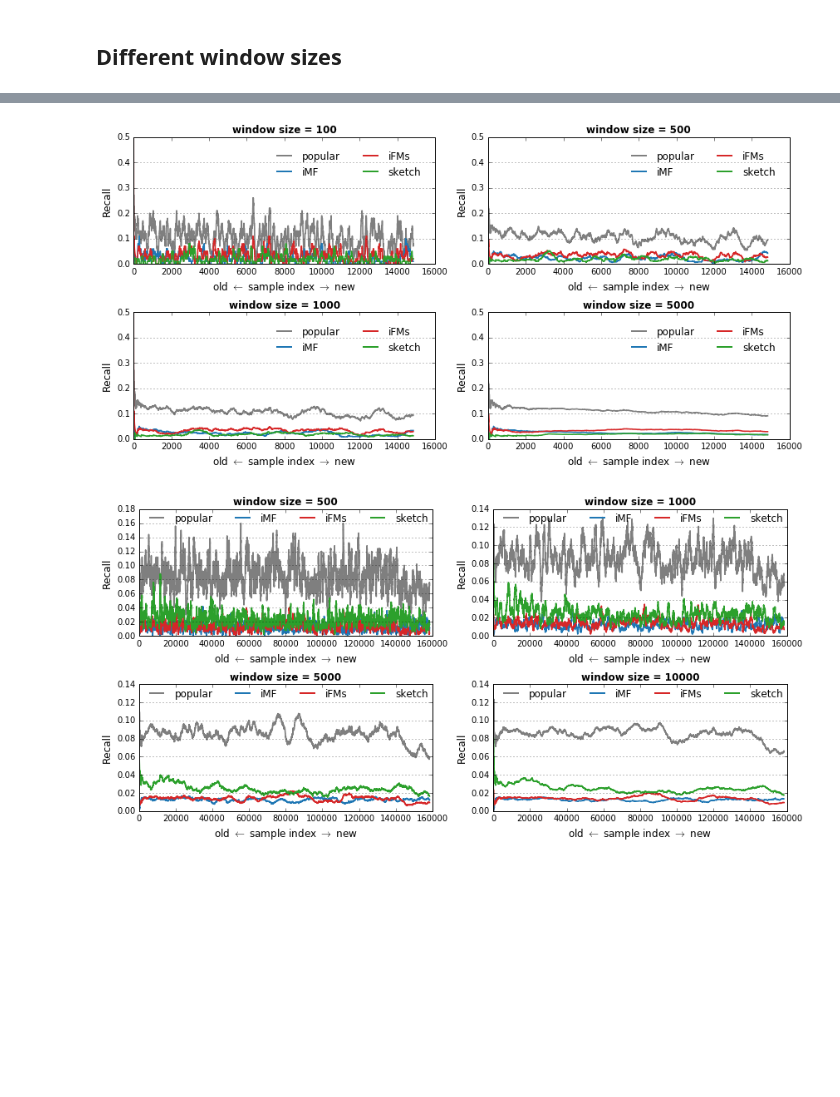
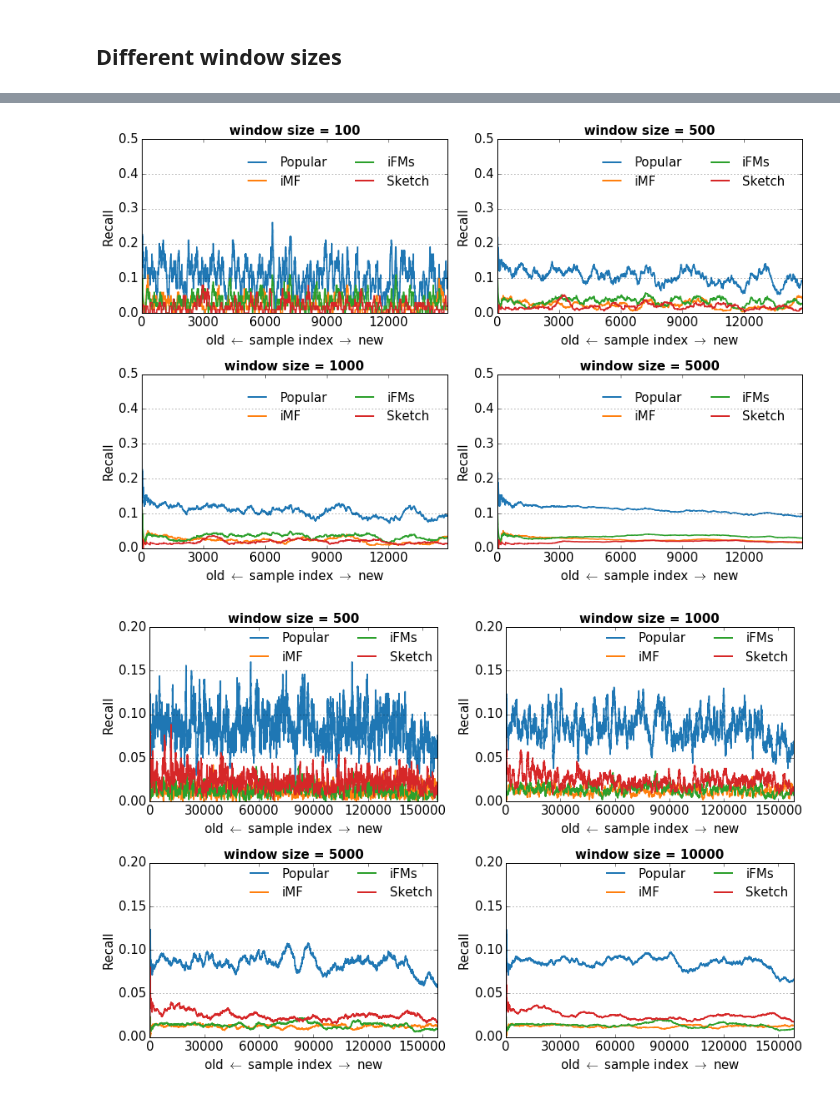
Before and after one commit to takuti/stream-recommender, a Jupyter notebook: notebook/paper-sketch.ipynb, the cells around one changed output, grey strips where cells are left out. Cells and saved outputs as stored; diff of their text form; code cells hidden in the pictures; blank space fills up the shorter version.

```diff
--- a/notebook/paper-sketch.ipynb
+++ b/notebook/paper-sketch.ipynb
@@ -921,15 +926,15 @@ for i in range(1, 8):
     plt.subplot(4, 2, i)
     ax = plt.gca()
     ax.yaxis.grid()
-    ax.set_xlabel(r'old $\leftarrow$ sample index $\rightarrow$ new')
+    ax.set_xlabel(r'old $\leftarrow$ sample index $\rightarrow$ new', fontsize=15)
 
     loc = 1 if i != 6 else 4
-    legend = ax.legend(loc=loc, ncol=2, borderaxespad=1., frameon=False)
+    legend = ax.legend(loc=loc, ncol=2, borderaxespad=1., frameon=False, fontsize=15)
     for h in legend.legendHandles:
         h.set_linewidth(2.0)
 
 fig = plt.gcf()
-fig.set_size_inches((12, 13))
+fig.set_size_inches((13, 19))
 plt.tight_layout()
 
 fig.savefig('../../../paper/images/thesis/click_behaviors.eps')
@@ -983,7 +992,7 @@ fig.savefig('../../../paper/images/thesis/ML1M_behaviors.eps')
 def plot_results_window(data, n_item, at, window_sizes):
     metrics = ['Recall', 'Precision', 'MAP', 'AUC', 'MRR', 'MPR', 'NDCG']
 
-    for method, color in [('popular', 14), ('iMF', 0), ('iFMs', 6), ('sketch', 4)]:
+    for method, color in [('Popular', 0), ('iMF', 2), ('iFMs', 4), ('Sketch', 6)]:
         for i, window_size in enumerate(window_sizes):
             res = parse_result('../results/chiir-2017/%s/%s.tsv' % (data, method),
                                window_size=window_size,
@@ -992,10 +1001,16 @@ def plot_results_window(data, n_item, at, window_sizes):
 
             plt.subplot(2, 2, i + 1)
             plt.plot(res['recall'], c=colors[color], lw=1.6, label=method)
-            plt.title('window size = %d' % window_size, fontweight='bold')
+            plt.title('window size = %d' % window_size, fontweight='bold', fontsize=15)
 
             ax = plt.gca()
-            ax.set_ylabel('Recall')
+            ax.set_ylabel('Recall', fontsize=15)
+
+            ax = plt.gca()
+            for tick in ax.xaxis.get_major_ticks():
+                tick.label.set_fontsize(15)
+            for tick in ax.yaxis.get_major_ticks():
+                tick.label.set_fontsize(15)
 # %%
 plot_results_window('click', 5, 1, [50, 100, 500, 1000])
 
@@ -1003,14 +1018,14 @@ for i in range(1, 5):
     plt.subplot(2, 2, i)
     ax = plt.gca()
     ax.yaxis.grid()
-    ax.set_xlabel(r'old $\leftarrow$ sample index $\rightarrow$ new')
+    ax.set_xlabel(r'old $\leftarrow$ sample index $\rightarrow$ new', fontsize=15)
 
-    legend = ax.legend(loc=loc, ncol=2, borderaxespad=1., frameon=False)
+    legend = ax.legend(loc=loc, ncol=2, borderaxespad=1., frameon=False, fontsize=15)
     for h in legend.legendHandles:
         h.set_linewidth(2.0)
 
 fig = plt.gcf()
-fig.set_size_inches((12, 6))
+fig.set_size_inches((12, 8))
 plt.tight_layout()
 
 fig.savefig('../../../paper/images/thesis/click_different_window.eps')
@@ -1023,36 +1038,44 @@ for i in range(1, 5):
     plt.subplot(2, 2, i)
     ax = plt.gca()
     ax.yaxis.grid()
-    ax.set_xlabel(r'old $\leftarrow$ sample index $\rightarrow$ new')
+    ax.set_xlabel(r'old $\leftarrow$ sample index $\rightarrow$ new', fontsize=15)
 
-    legend = ax.legend(loc=loc, ncol=2, borderaxespad=1., frameon=False)
+    ax.set_xlim([0, exp_ML100k.data.n_test])
+    ax.set_xticks(range(0, exp_ML100k.data.n_test, 3000))
+
+    legend = ax.legend(loc=loc, ncol=2, borderaxespad=1., frameon=False, fontsize=15)
     for h in legend.legendHandles:
         h.set_linewidth(2.0)
 
 fig = plt.gcf()
-fig.set_size_inches((12, 6))
+fig.set_size_inches((12, 8))
 plt.tight_layout()
 
 fig.savefig('../../../paper/images/thesis/ML100k_different_window.eps')
 # %% [output]
-[figure, old version]
+[figure, new version]
 # %%
 plot_results_window('ML1M', exp_ML1M.data.n_item, 10, [500, 1000, 5000, 10000])
 
 for i in range(1, 5):
     plt.subplot(2, 2, i)
     ax = plt.gca()
     ax.yaxis.grid()
-    ax.set_xlabel(r'old $\leftarrow$ sample index $\rightarrow$ new')
+    ax.set_xlabel(r'old $\leftarrow$ sample index $\rightarrow$ new', fontsize=15)
 
-    legend = ax.legend(loc=loc, ncol=4, borderaxespad=0., frameon=False)
+    ax.set_xlim([0, exp_ML1M.data.n_test])
+    ax.set_xticks(range(0, exp_ML1M.data.n_test, 30000))
+
+    ax.set_ylim([0, 0.2])
+
+    legend = ax.legend(loc=loc, ncol=2, borderaxespad=0., frameon=False, fontsize=15)
     for h in legend.legendHandles:
         h.set_linewidth(2.0)
 
 fig = plt.gcf()
-fig.set_size_inches((12, 6))
+fig.set_size_inches((12, 8))
 plt.tight_layout()
 
 fig.savefig('../../../paper/images/thesis/ML1M_different_window.eps')
 # %% [output]
-[figure, old version]
+[figure, new version]
```
Also changed, not shown: parts of 8 cells of this notebook, 1 other file.
